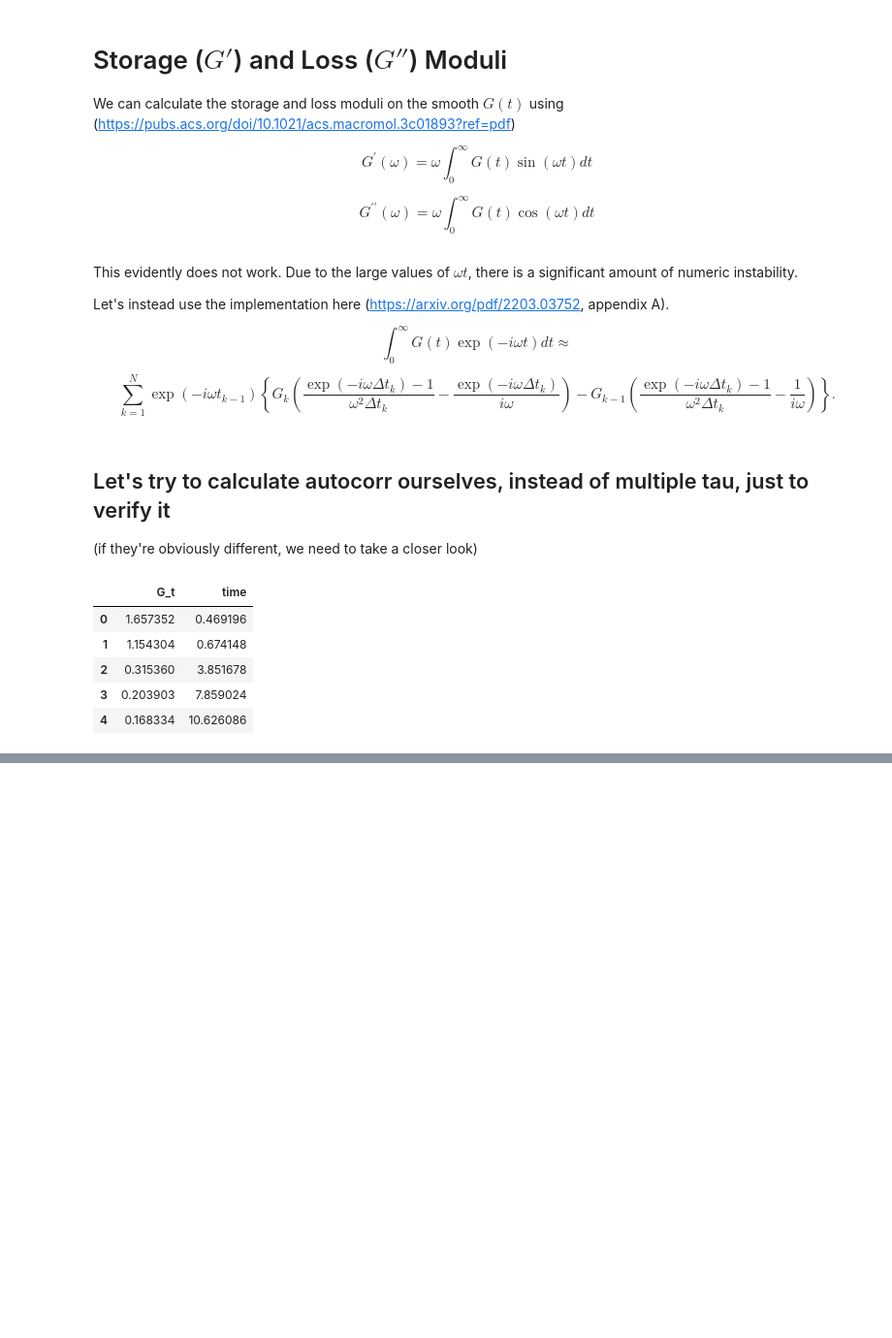
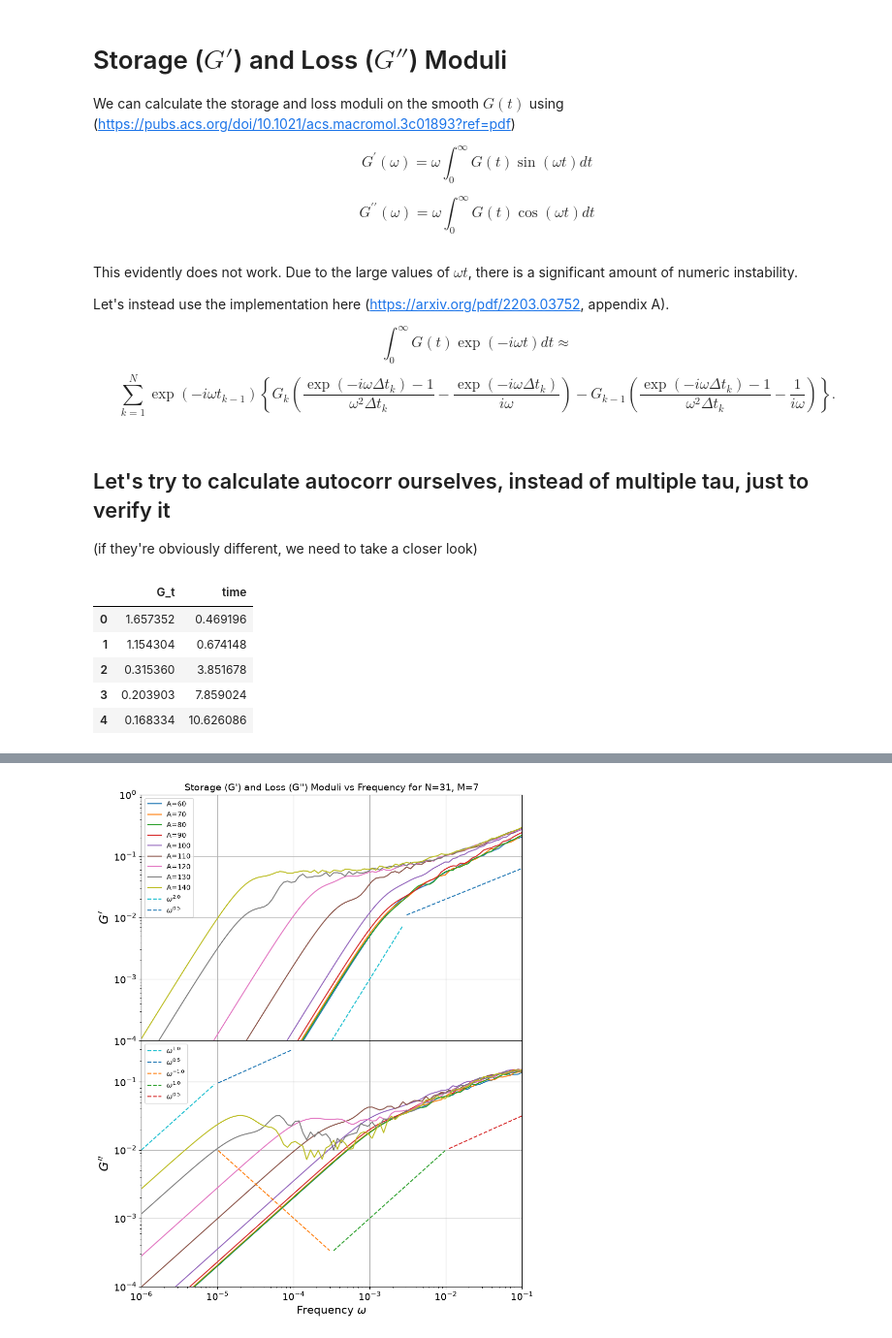
Before and after one commit to anotherbeaver/amine_polymers, a Jupyter notebook: storage_loss_moduli_N_30_r0_0.25_diff_spacing.ipynb, the cells around one changed output, grey strips where cells are left out. Shown at 97% size. Drawn from its saved outputs; the diff is of its cells as text; code cells hidden in the pictures; blank space fills up the shorter version.

```diff
--- a/storage_loss_moduli_N_30_r0_0.25_diff_spacing.ipynb
+++ b/storage_loss_moduli_N_30_r0_0.25_diff_spacing.ipynb
@@ -384,0 +425,46 @@ for i, A in enumerate(As):
+# %%
+fig, ax = plt.subplots(2, 1, figsize=(10, 13), sharex=True, gridspec_kw={'hspace': 0})
+
+for i, A in enumerate(As):
+    Gp = Gp_list_7[i]
+    Gpp = Gpp_list_7[i]
+
+    df = pd.DataFrame({'omega': omega, 'Gp': Gp, 'Gpp': Gpp})
+
+    # df.to_csv(f"data/dyn_moduli/dyn_moduli_chainlength_31_patchspacing_5_N_beads_24800_gaussA_{A}_r0_0.25_gaussB_10_seed_12345.csv", index=False)
+
+    ax[0].loglog(omega, Gp_list_7[i], label=f"A={A}")
+    ax[1].loglog(omega, Gpp_list_7[i])
+
+ax[0].loglog(omega[omega < 3e-3], 1000*omega[omega < 3e-3]**2.0, linestyle='--', label=r"$\omega^{2.0}$")
+ax[0].loglog(omega[omega >= 3e-3], 0.2 * omega[omega >= 3e-3]**0.5, linestyle='--', label=r"$\omega^{0.5}$")
+
+# ax[0].set_xlabel(r'Frequency $\omega$ [rad/$\tau$]')
+ax[0].set_ylabel("$G'$", fontsize=18)
+ax[0].set_xlim([1e-7, 1e-1])
+ax[0].set_ylim([1e-4, 1e0])
+ax[0].set_title(f"Storage (G') and Loss (G'') Moduli vs Frequency for N=31, M=7", fontsize=14)
+ax[0].tick_params(axis='both', labelsize=14)
+ax[0].grid(True)
+ax[0].legend()
+
+ax[1].loglog(omega[(omega > 1e-7) & (omega <= 1e-5)], 1e4 * omega[(omega > 1e-7) & (omega <= 1e-5)]**1.0, linestyle='--', label=r"$\omega^{1.0}$")
+ax[1].loglog(omega[(omega > 1e-5) & (omega <= 1e-4)], 3e1 * omega[(omega > 1e-5) & (omega <= 1e-4)]**0.5, linestyle='--', label=r"$\omega^{0.5}$")
+ax[1].loglog(omega[(omega > 1e-5) & (omega <= 3e-4)], 1e-7 * omega[(omega > 1e-5) & (omega <= 3e-4)]**-1.0, linestyle='--', label=r"$\omega^{-1.0}$")
+ax[1].loglog(omega[(omega > 3e-4) & (omega <= 1e-2)], omega[(omega > 3e-4) & (omega <= 1e-2)]**1.0, linestyle='--', label=r"$\omega^{1.0}$")
+ax[1].loglog(omega[(omega > 1e-2) & (omega <= 1e-1)], 1e-1 * omega[(omega > 1e-2) & (omega <= 1e-1)]**0.5, linestyle='--', label=r"$\omega^{0.5}$")
+
+
+ax[1].set_xlabel(r'Frequency $\omega$', fontsize=16)
+ax[1].set_ylabel("$G''$", fontsize=18)
+ax[1].set_xlim([1e-6, 1e-1])
+ax[1].set_ylim([1e-4, 4e-1])
+# ax[1].set_title(f"Loss (G'')  Modulus vs Frequency for N=31, M=5")
+ax[1].tick_params(axis='both', labelsize=14)
+ax[1].grid(True)
+ax[1].legend()
+
+
+plt.show()
+# %% [output]
+[figure, added]
```
Also changed, not shown: parts of 5 cells of this notebook, 8 other files.
